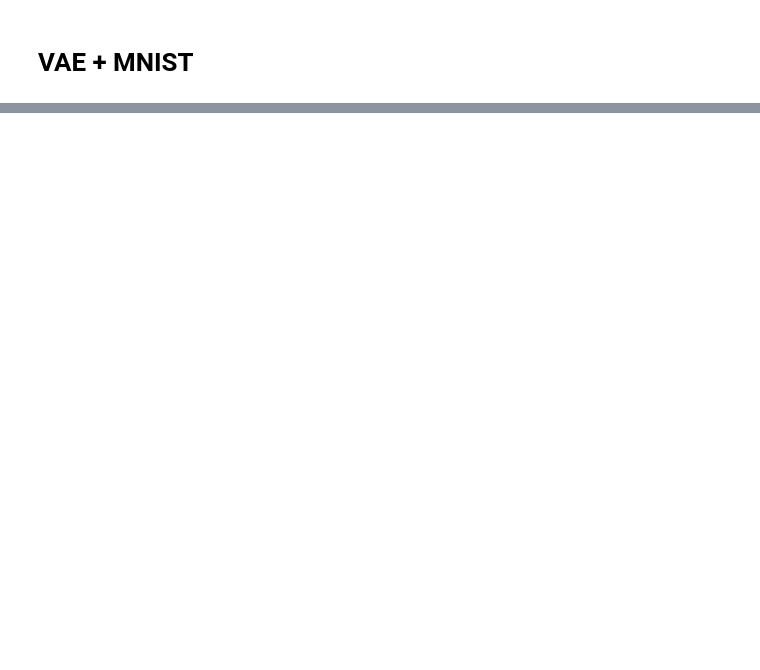
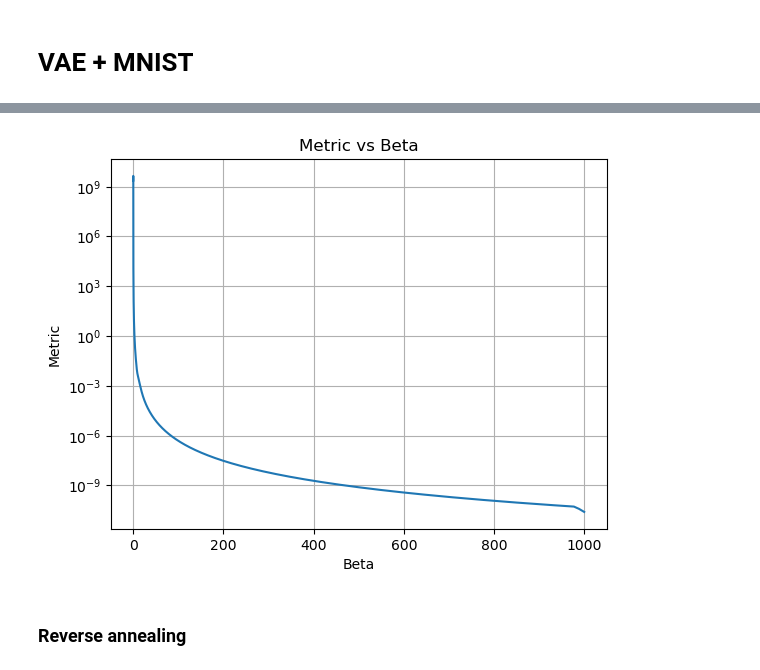
Before and after one commit to vicioms/camilla, a Jupyter notebook: enet.ipynb, the cells around one changed output, grey strips where cells are left out. Cells and saved outputs as stored; diff of their text form; code cells hidden in the pictures; blank space fills up the shorter version.

```diff
--- a/enet.ipynb
+++ b/enet.ipynb
@@ -241,5 +244,5 @@ else:
 # %%
-test_dataloader = torch.utils.data.DataLoader(test_dataset, batch_size=1024, shuffle=True)
+test_dataloader = torch.utils.data.DataLoader(test_dataset, batch_size=32, shuffle=True)
 x, y = next(iter(test_dataloader))
 model.eval()
 with torch.no_grad():
@@ -249,0 +260,23 @@ with torch.no_grad():
+# %%
+betas = torch.logspace(-2, 3, steps=1000)
+angular_weights = torch.exp(-betas[:, None, None] * (1 - gram_matrix[None, :,:,])/2)
+normalized_angular_weights = angular_weights / angular_weights.sum(dim=(-1, -2), keepdim=True)
+# %%
+mean_part = torch.sum((1 - gram_matrix[None, :,:,]) * normalized_angular_weights, dim=(-1, -2))
+var_part = torch.sum(((1 - gram_matrix[None, :,:,])**2) * normalized_angular_weights, dim=(-1, -2)) - mean_part**2
+# %%
+N = patterns.size(1)
+K = patterns.size(0)
+metric = N/(8*betas**2) - mean_part/(4*betas) + var_part/16
+# %%
+plt.plot(betas, np.gradient(np.gradient(metric.numpy(), betas.numpy()), betas.numpy()))  # numerical gradient
+plt.yscale('log')
+plt.xlabel('Beta')
+plt.ylabel('Metric')
+plt.title('Metric vs Beta')
+plt.grid(True)
+plt.show()
+# %% [output]
+[figure, added]
+# %% [markdown]
+### Reverse annealing
```
Also changed, not shown: parts of 33 cells of this notebook, 3 other files.
